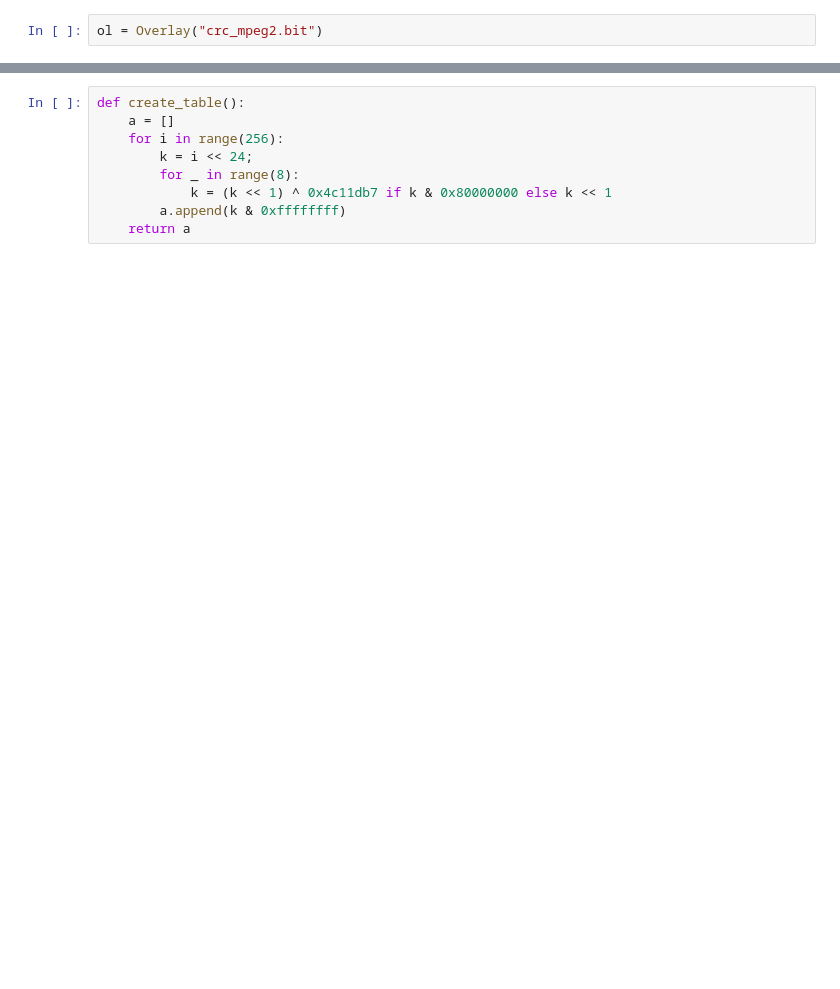
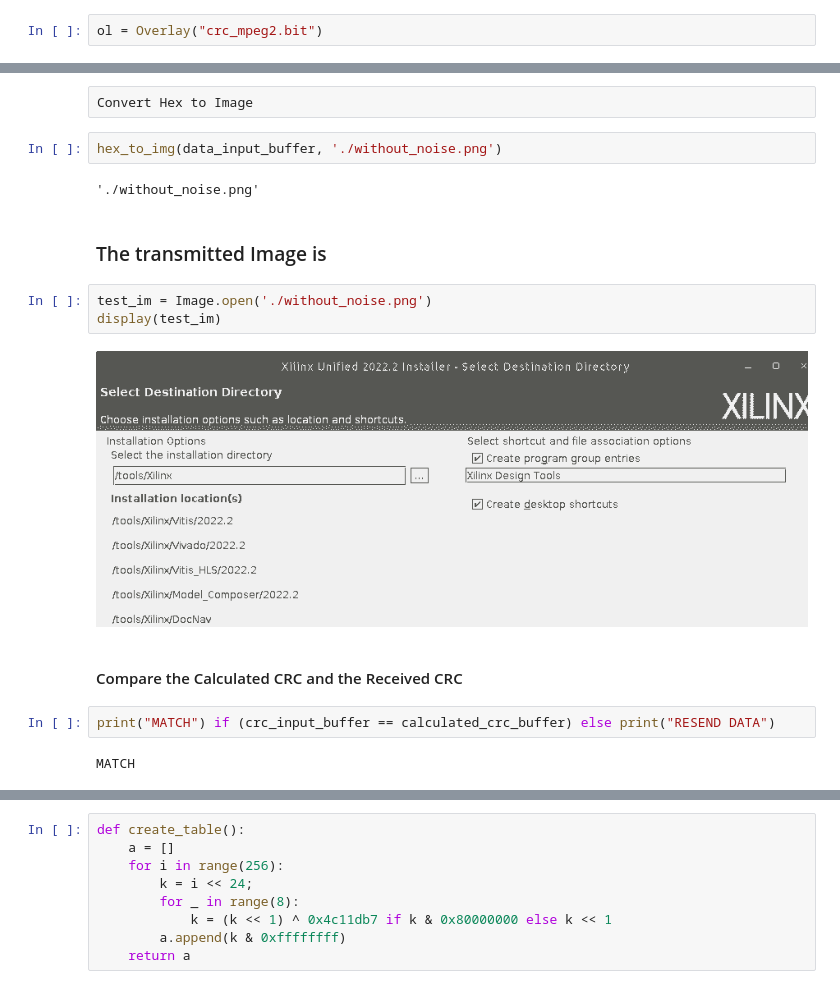
Before and after one commit to Alenkruth/crc_accelerator, a Jupyter notebook: overlay/crc_perf.ipynb, the cells around one changed output, grey strips where cells are left out. Drawn from its saved outputs; the diff is of its cells as text; blank space fills up the shorter version.

```diff
--- a/overlay/crc_perf.ipynb
+++ b/overlay/crc_perf.ipynb
@@ -60,0 +272,19 @@ def crc_accel_test(test_data):
+# %% [raw]
+Convert Hex to Image
+# %%
+hex_to_img(data_input_buffer, './without_noise.png')
+# %% [output]
+'./without_noise.png'
+# %% [markdown]
+### The transmitted Image is
+# %%
+test_im = Image.open('./without_noise.png')
+display(test_im)
+# %% [output]
+[figure, added]
+# %% [markdown]
+#### Compare the Calculated CRC and the Received CRC
+# %%
+print("MATCH") if (crc_input_buffer == calculated_crc_buffer) else print("RESEND DATA")
+# %% [output]
+MATCH
```
Also changed, not shown: parts of 87 cells of this notebook, 7 other files.
